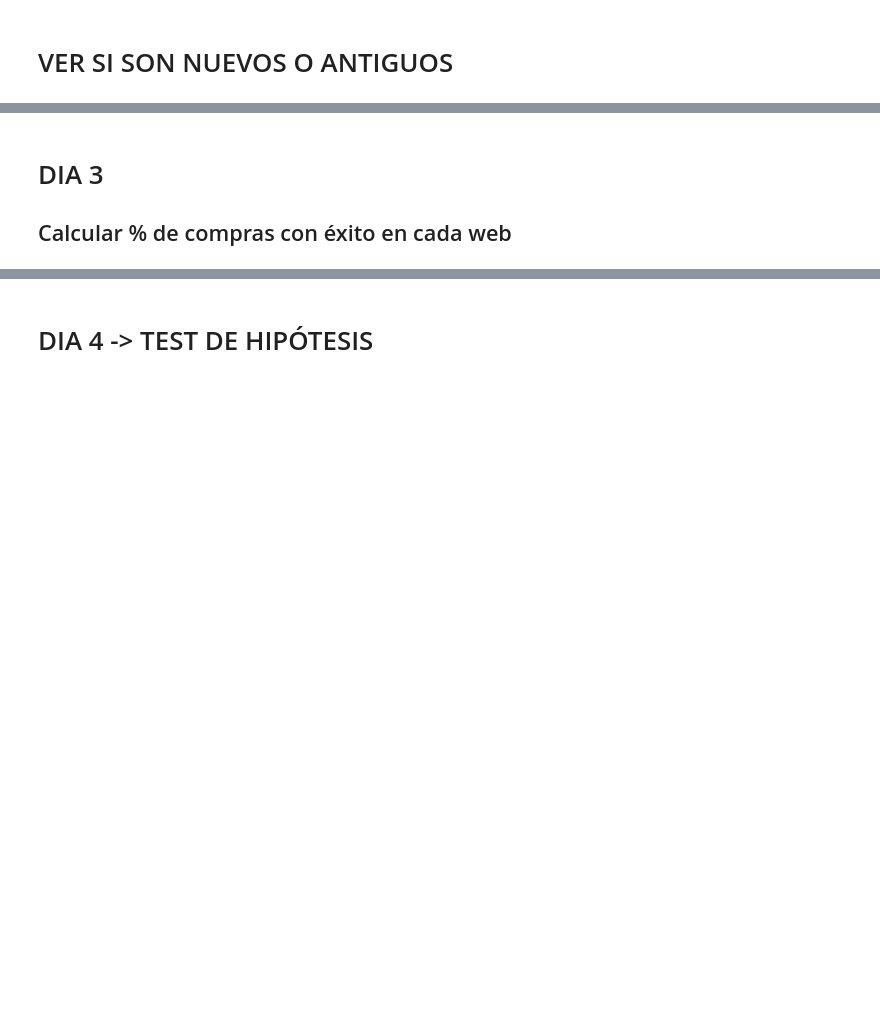
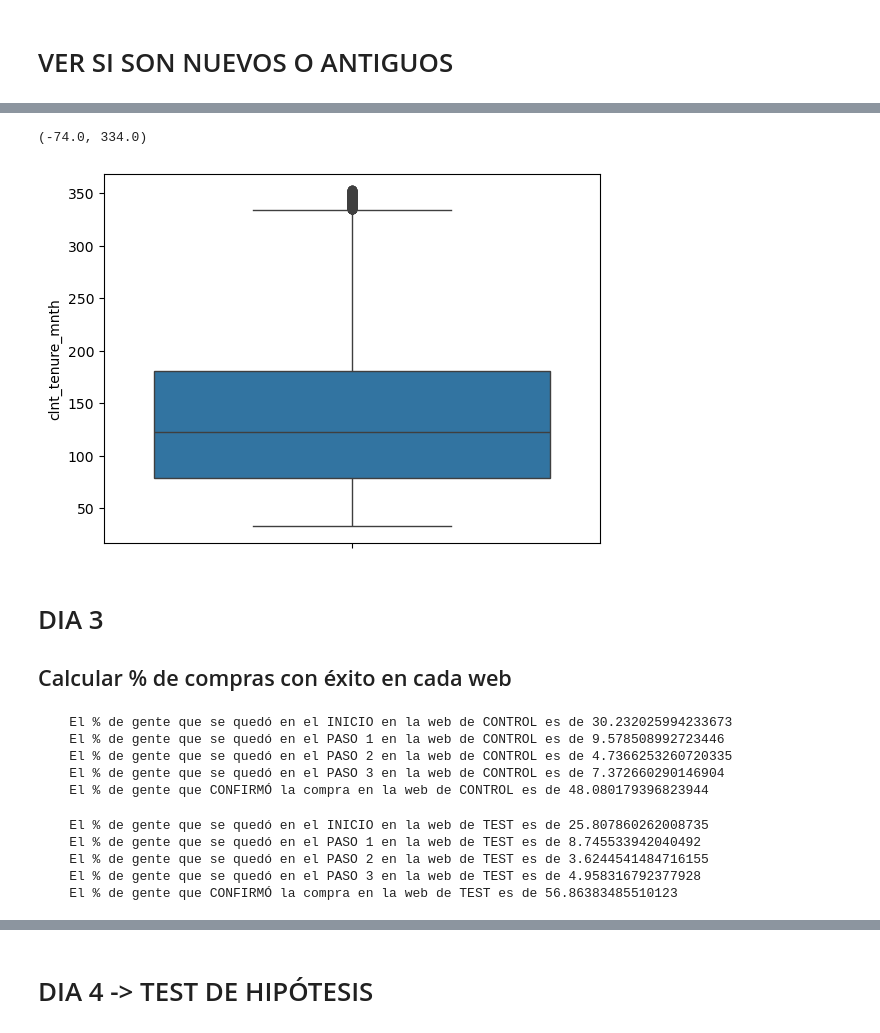
Before and after one commit to ivanalonsom/Project5_EDA_Inferential_Stats, a Jupyter notebook: main.ipynb, the cells around one changed output, grey strips where cells are left out. Cells and saved outputs as stored; diff of their text form; code cells hidden in the pictures; blank space fills up the shorter version.

```diff
--- a/main.ipynb
+++ b/main.ipynb
@@ -94,2 +72,4 @@ df_all["clnt_tenure_mnth"].mode()
 # %%
-sns.boxplot(data = df_all_no_duplicates['clnt_tenure_mnth'])            # Seguimos teniendo outliers pero dar una segunda pasada es contraproducente en principio.
+get_limits(df_all_no_duplicates['clnt_tenure_mnth'])   # Seguimos teniendo outliers pero dar una segunda pasada es contraproducente en principio.
+# %% [output]
+(-74.0, 334.0)
@@ -106,3 +76,7 @@ inf_lim, sup_lim
+# %%
+graph_box_plot(df_all_no_duplicates['clnt_tenure_mnth'])
+# %% [output]
+[figure, added]
 # %% [markdown]
 # DIA 3
 ## Calcular % de compras con éxito en cada web
@@ -112,4 +85,20 @@ df_id_max_compras
 # %%
 df_ambos_portales = df_all.loc[df_id_max_compras]
+# %%
+get_last_step(df_ambos_portales, 0)
+# %% [output]
+    El % de gente que se quedó en el INICIO en la web de CONTROL es de 30.232025994233673
+    El % de gente que se quedó en el PASO 1 en la web de CONTROL es de 9.578508992723446
+    El % de gente que se quedó en el PASO 2 en la web de CONTROL es de 4.7366253260720335
+    El % de gente que se quedó en el PASO 3 en la web de CONTROL es de 7.372660290146904
+    El % de gente que CONFIRMÓ la compra en la web de CONTROL es de 48.080179396823944
+# %%
+get_last_step(df_ambos_portales, 1)
+# %% [output]
+    El % de gente que se quedó en el INICIO en la web de TEST es de 25.807860262008735
+    El % de gente que se quedó en el PASO 1 en la web de TEST es de 8.745533942040492
+    El % de gente que se quedó en el PASO 2 en la web de TEST es de 3.6244541484716155
+    El % de gente que se quedó en el PASO 3 en la web de TEST es de 4.958316792377928
+    El % de gente que CONFIRMÓ la compra en la web de TEST es de 56.86383485510123
 # %%
 df_control = df_ambos_portales[df_ambos_portales["variation"] == 0]
```
Also changed, not shown: parts of 67 cells of this notebook, 3 other files.
